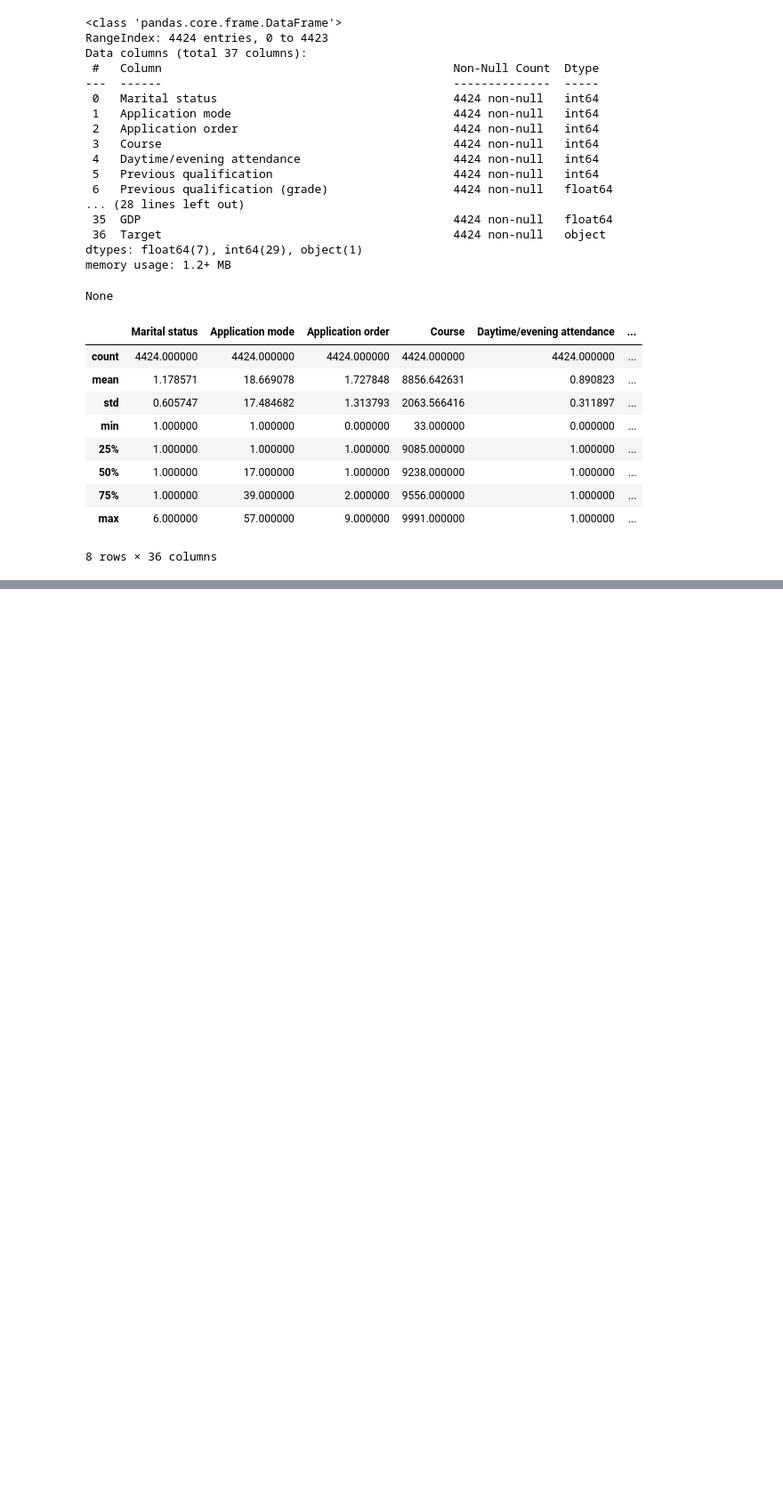
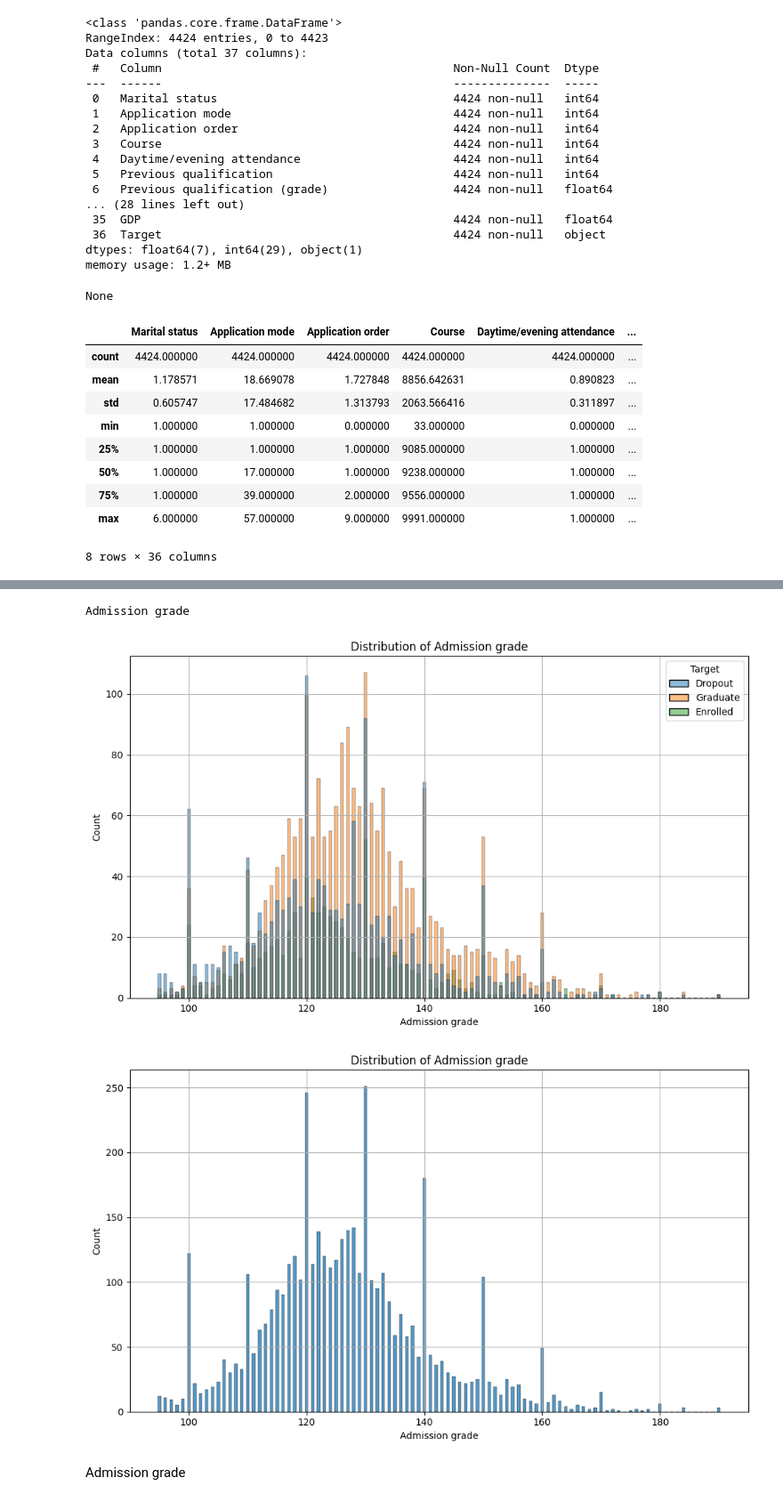
Before and after one commit to willshobwish/introducao-a-ciencia-de-dados, a Jupyter notebook: Predict Students' Dropout and Academic Success Info.ipynb, the cells around one changed output, grey strips where cells are left out. Shown at 89% size. Saved outputs shown, nothing was run; the diff lists cells and outputs as text; code cells hidden in the pictures; blank space fills up the shorter version.

```diff
--- a/Predict Students' Dropout and Academic Success Info.ipynb
+++ b/Predict Students' Dropout and Academic Success Info.ipynb
@@ -352,0 +338,51 @@ for i in df.columns:
+# %%
+def make_plot(column:str, xticks_:bool=True):
+    i = column
+    unique_values = df[i].unique()
+    min_val = unique_values.min()
+    max_val = unique_values.max()
+    print(i)
+    plt.figure(figsize=(10, 6))
+    plt.grid()
+    ax = sns.histplot(
+        data=df,
+        x=i,
+        kde=False,
+        # multiple="dodge",
+        shrink=0.5,
+        hue="Target",
+        bins=len(unique_values),
+        discrete=True
+        )
+    if xticks_:
+        ticks = np.arange(min_val, max_val + 1)
+        plt.xticks(ticks)
+    plt.title(f"Distribution of {i}")
+    plt.tight_layout()
+    plt.show()
+    plt.figure(figsize=(10, 6))
+    plt.grid()
+
+    ax = sns.histplot(
+        data=df,
+        x=i,
+        kde=False,
+        multiple="dodge",
+        shrink=0.5,
+        bins=len(unique_values),
+        discrete=True
+    )
+    if xticks_:
+        ticks = np.arange(min_val, max_val + 1)
+        plt.xticks(ticks)
+    plt.title(f"Distribution of {i}")
+    plt.tight_layout()
+    plt.show()
+# %%
+make_plot(column="Admission grade", xticks_=False)
+# %% [output]
+Admission grade
+[figure, added]
+[figure, added]
+# %% [markdown]
+Admission grade
```
Also changed, not shown: parts of 9 cells of this notebook, 1 other file.
